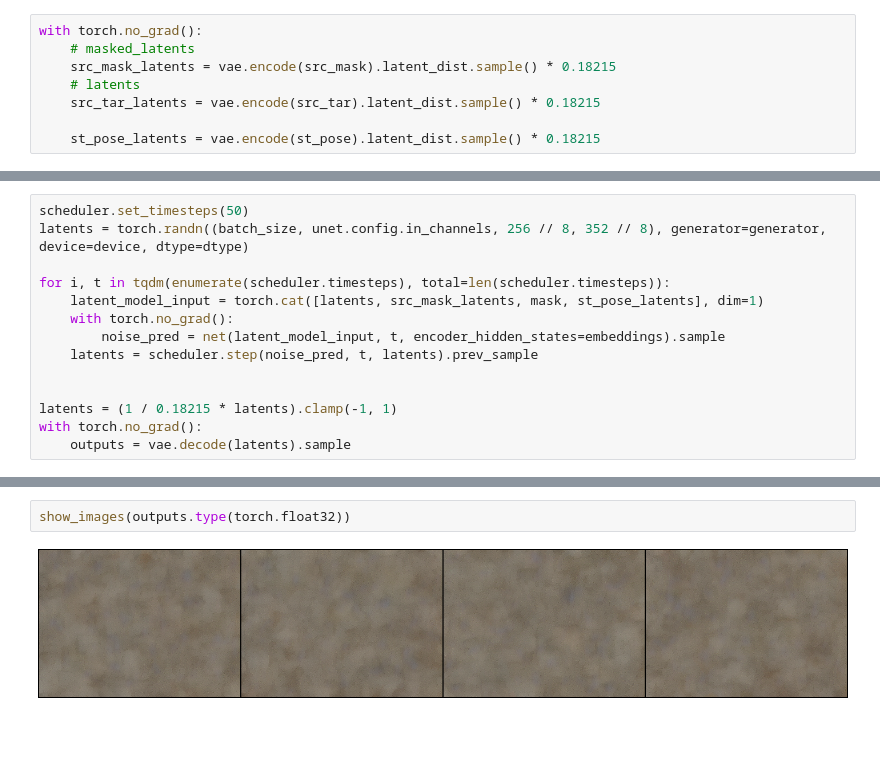
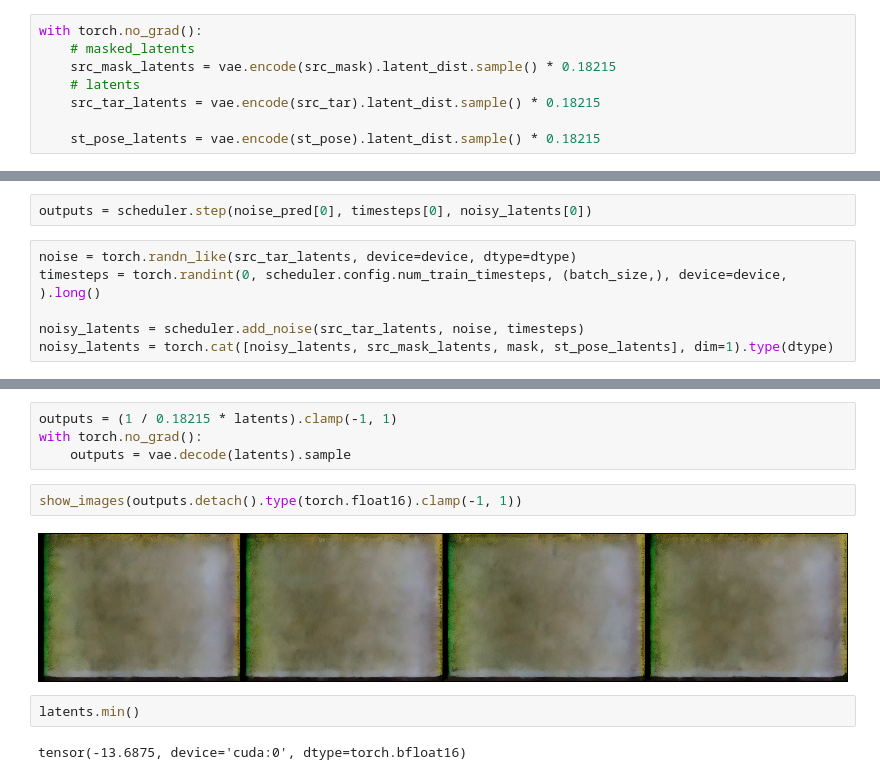
Before and after one commit to Person-Ad/Ad-Image-Generation, a Jupyter notebook: src/finetuning_scripts/train_unet_f16_cond_as_channel.ipynb, the cells around one changed output, grey strips where cells are left out. Drawn from its saved outputs; the diff is of its cells as text; blank space fills up the shorter version.

```diff
--- a/src/finetuning_scripts/train_unet_f16_cond_as_channel.ipynb
+++ b/src/finetuning_scripts/train_unet_f16_cond_as_channel.ipynb
@@ -163,0 +219,8 @@ with torch.no_grad():
+# %%
+outputs = scheduler.step(noise_pred[0], timesteps[0], noisy_latents[0])
+# %%
+noise = torch.randn_like(src_tar_latents, device=device, dtype=dtype)
+timesteps = torch.randint(0, scheduler.config.num_train_timesteps, (batch_size,), device=device, ).long()
+
+noisy_latents = scheduler.add_noise(src_tar_latents, noise, timesteps)
+noisy_latents = torch.cat([noisy_latents, src_mask_latents, mask, st_pose_latents], dim=1).type(dtype)
@@ -166,16 +260,2 @@ show_images(src_mask.type(torch.float32))
 # %% [output]
 [figure]
-# %%
-scheduler.set_timesteps(50)
-latents = torch.randn((batch_size, unet.config.in_channels, 256 // 8, 352 // 8), generator=generator, device=device, dtype=dtype)
-
-for i, t in tqdm(enumerate(scheduler.timesteps), total=len(scheduler.timesteps)):
-    latent_model_input = torch.cat([latents, src_mask_latents, mask, st_pose_latents], dim=1)
-    with torch.no_grad():
-        noise_pred = net(latent_model_input, t, encoder_hidden_states=embeddings).sample
-    latents = scheduler.step(noise_pred, t, latents).prev_sample
-
-
-latents = (1 / 0.18215 * latents).clamp(-1, 1)
-with torch.no_grad():
-    outputs = vae.decode(latents).sample
@@ -182,4 +291,12 @@ with torch.no_grad():
+# %%
+outputs = (1 / 0.18215 * latents).clamp(-1, 1)
+with torch.no_grad():
+    outputs = vae.decode(latents).sample
 # %%
-show_images(outputs.type(torch.float32))
+show_images(outputs.detach().type(torch.float16).clamp(-1, 1))
 # %% [output]
-[figure, old version]
+[figure, new version]
+# %%
+latents.min()
+# %% [output]
+tensor(-13.6875, device='cuda:0', dtype=torch.bfloat16)
```
Also changed, not shown: parts of 18 cells of this notebook, 1 other file.
